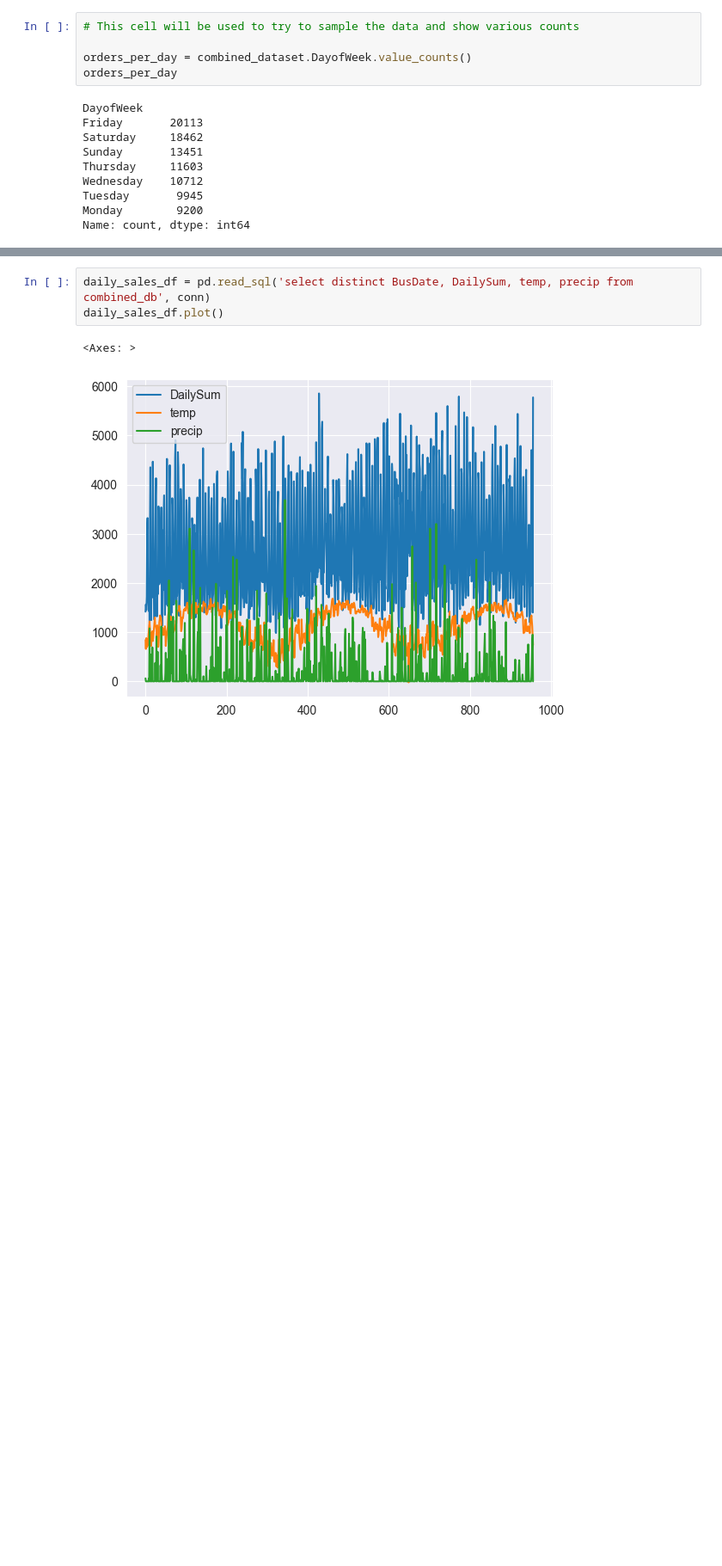
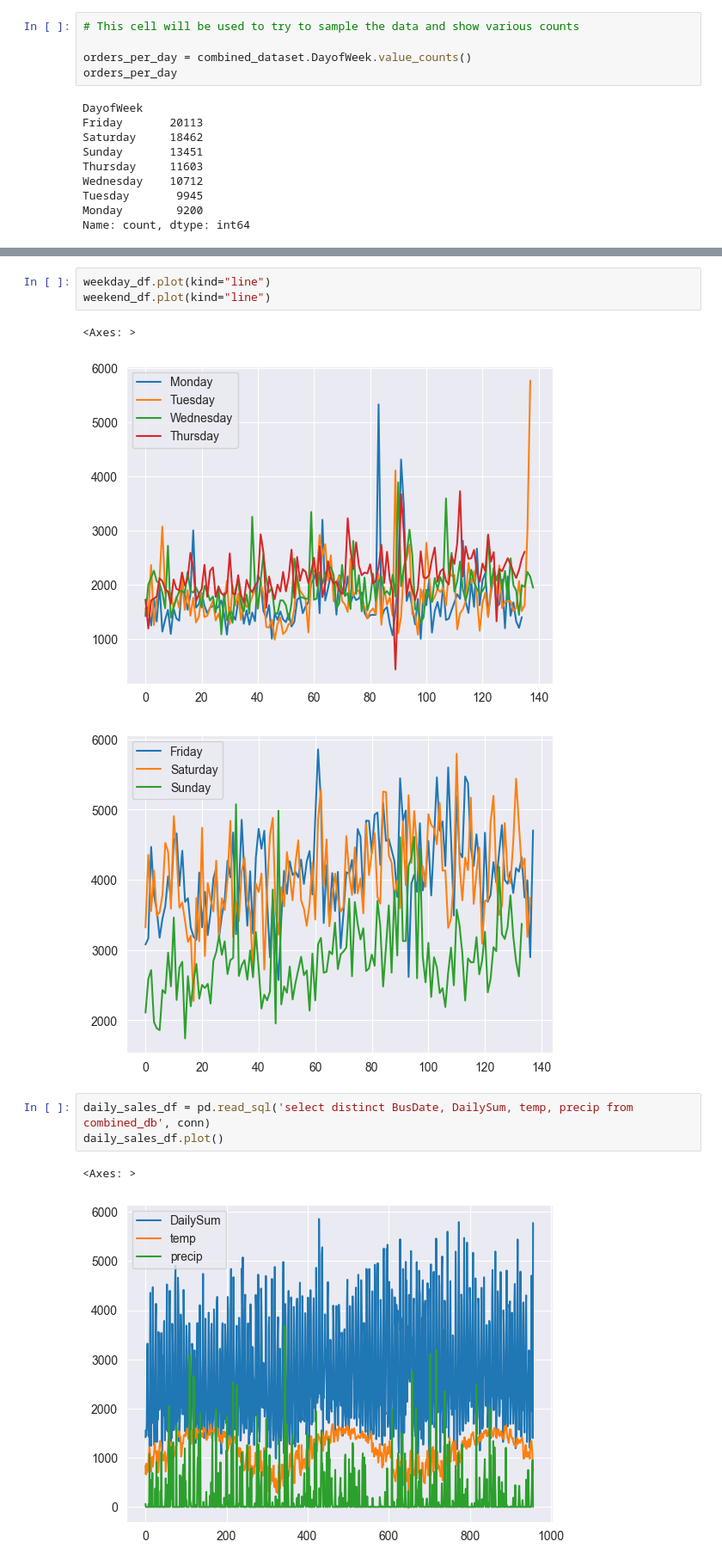
Before and after one commit to robertdfraley/PizzaWeatherPatterns, a Jupyter notebook: PizzaWeatherPattern.ipynb, the cells around one changed output, grey strips where cells are left out. Shown at 86% size. Drawn from its saved outputs; the diff is of its cells as text; blank space fills up the shorter version.

```diff
--- a/PizzaWeatherPattern.ipynb
+++ b/PizzaWeatherPattern.ipynb
@@ -241,3 +273,10 @@ friday_orders
+# %%
+weekday_df.plot(kind="line")
+weekend_df.plot(kind="line")
+# %% [output]
+<Axes: >
+[figure, added]
+[figure, added]
 # %%
 daily_sales_df = pd.read_sql('select distinct BusDate, DailySum, temp, precip from combined_db', conn)
 daily_sales_df.plot()
```
Also changed, not shown: parts of 21 cells of this notebook, 2 other files.
